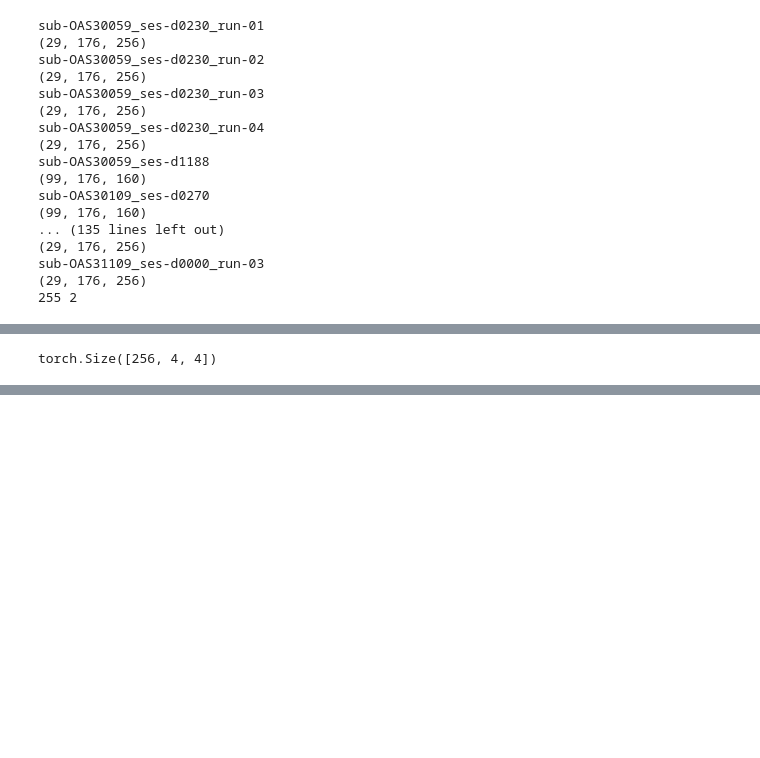
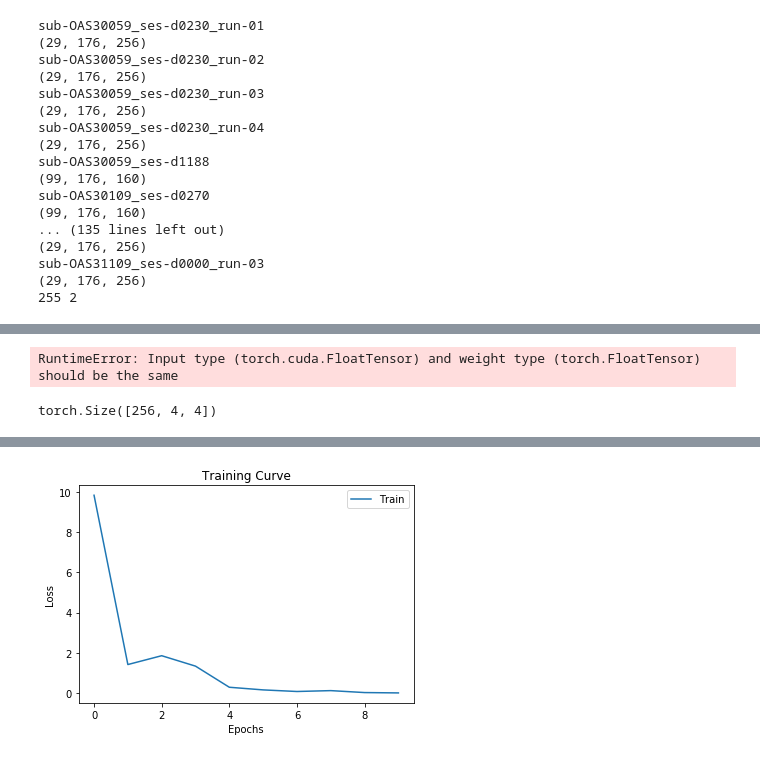
Before and after one commit to RRamdo233/APS360-Group-Project, a Jupyter notebook: Dataset.ipynb, the cells around one changed output, grey strips where cells are left out. Saved outputs shown, nothing was run; the diff lists cells and outputs as text; code cells hidden in the pictures; blank space fills up the shorter version.

```diff
--- a/Dataset.ipynb
+++ b/Dataset.ipynb
@@ -163,6 +127,7 @@ def train(model, dataset, num_epochs=10, batch_size=32, learning_rate=1e-4):
 
     for epoch in range(num_epochs):
         for i, (inputs, labels) in enumerate(train_loader):
+            inputs, labels = inputs.to(device), labels.to(device)
             outputs = model(inputs)
             loss = criterion(outputs, labels.float())
             loss.backward(retain_graph=True)
@@ -192,7 +157,10 @@ dataset_list = list(scan_dataset)
 
 imgs, labels = next(iter(torch.utils.data.DataLoader(dataset_list, batch_size=len(dataset_list), shuffle=True)))
 imgs = imgs.float()
+imgs = imgs.to(device)
 features = alexnet.features(imgs)
+# %% [output]
+RuntimeError: Input type (torch.cuda.FloatTensor) and weight type (torch.FloatTensor) should be the same
 # %%
 features_list = []
 for i in range(features.shape[0]):
@@ -233,5 +201,6 @@ class CNN2(nn.Module):
         return x
 # %%
 alexnetCNN2 = CNN2()
+alexnetCNN2.cuda()
 train(alexnetCNN2, features_list, num_epochs=10, batch_size=32, learning_rate=1e-4)
 # %% [output]
@@ -238,0 +217 @@ RuntimeError: Trying to backward through the graph a second time, but the buffer
+[figure, added]
```
Also changed, not shown: parts of 6 cells of this notebook.
